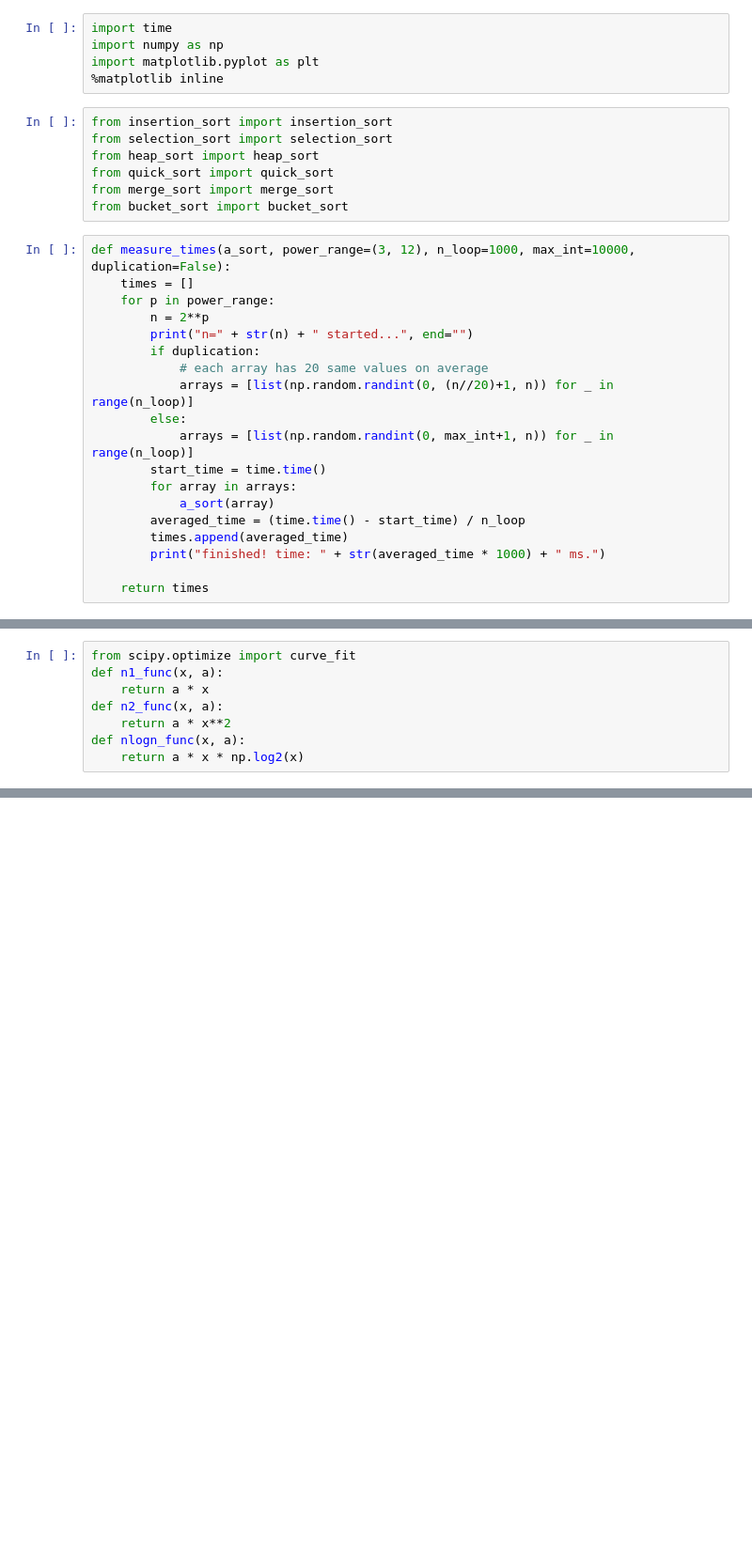
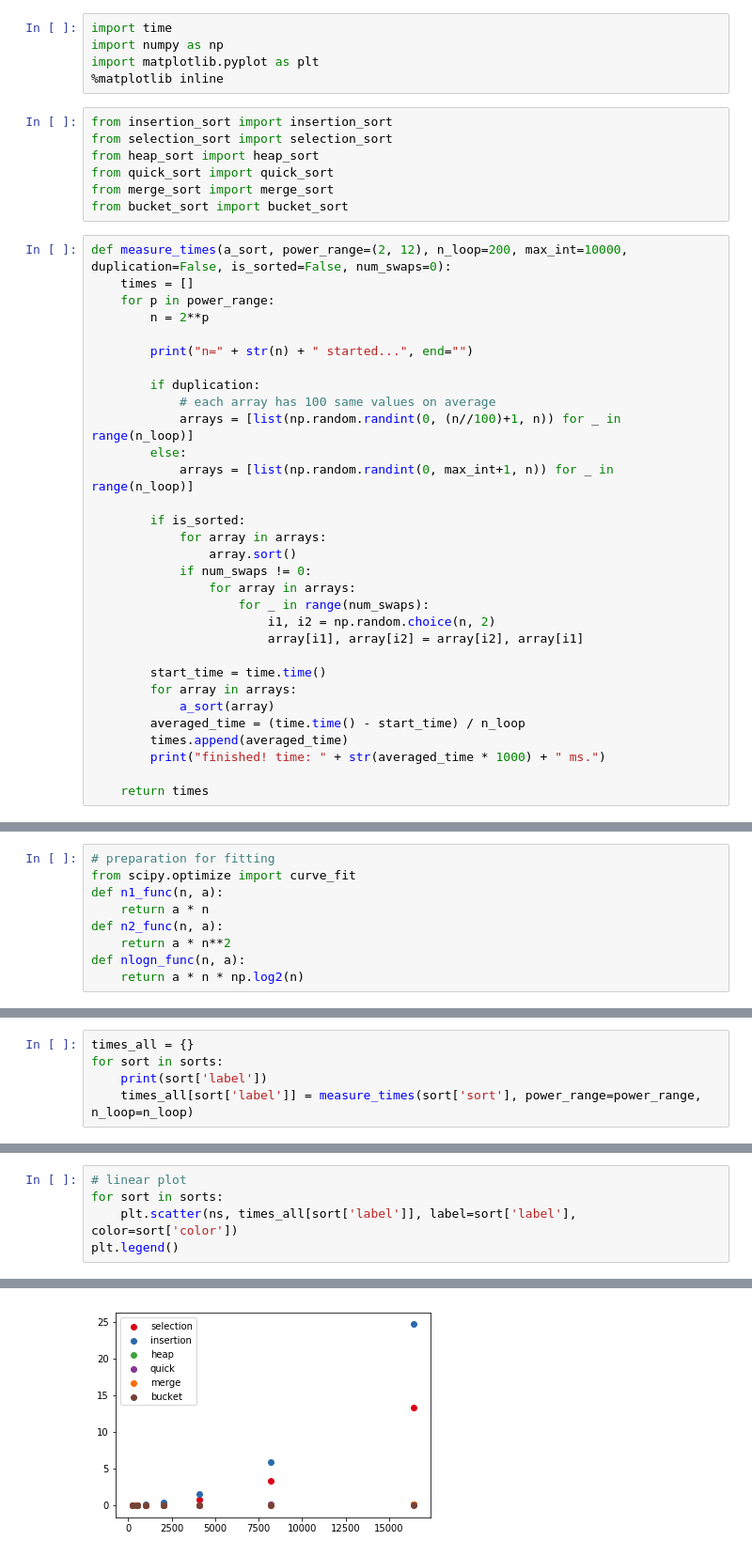
Before and after one commit to maiyama18/algorithm_quick_reference, a Jupyter notebook: ch-4/evaluate_sorts.ipynb, the cells around one changed output, grey strips where cells are left out. Shown: that part at 94% size. Saved outputs shown, nothing was run; the diff lists cells and outputs as text; blank space fills up the shorter version.

Commit message:
add ipynb to evaluate efficiencies of sorts

```diff
--- a/ch-4/evaluate_sorts.ipynb
+++ b/ch-4/evaluate_sorts.ipynb
@@ -11,16 +11,28 @@ from quick_sort import quick_sort
 from merge_sort import merge_sort
 from bucket_sort import bucket_sort
 # %%
-def measure_times(a_sort, power_range=(3, 12), n_loop=1000, max_int=10000, duplication=False):
+def measure_times(a_sort, power_range=(2, 12), n_loop=200, max_int=10000, duplication=False, is_sorted=False, num_swaps=0):
     times = []
     for p in power_range:
         n = 2**p
+
         print("n=" + str(n) + " started...", end="")
+
         if duplication:
-            # each array has 20 same values on average
-            arrays = [list(np.random.randint(0, (n//20)+1, n)) for _ in range(n_loop)]
+            # each array has 100 same values on average
+            arrays = [list(np.random.randint(0, (n//100)+1, n)) for _ in range(n_loop)]
         else:
             arrays = [list(np.random.randint(0, max_int+1, n)) for _ in range(n_loop)]
+
+        if is_sorted:
+            for array in arrays:
+                array.sort()
+            if num_swaps != 0:
+                for array in arrays:
+                    for _ in range(num_swaps):
+                        i1, i2 = np.random.choice(n, 2)
+                        array[i1], array[i2] = array[i2], array[i1]
+
         start_time = time.time()
         for array in arrays:
             a_sort(array)
@@ -68,8 +44,9 @@ plt.scatter(ns, times)
 # %%
+# preparation for fitting
 from scipy.optimize import curve_fit
-def n1_func(x, a):
-    return a * x
-def n2_func(x, a):
-    return a * x**2
-def nlogn_func(x, a):
-    return a * x * np.log2(x)
+def n1_func(n, a):
+    return a * n
+def n2_func(n, a):
+    return a * n**2
+def nlogn_func(n, a):
+    return a * n * np.log2(n)
@@ -87,0 +103,5 @@ plt.plot(ns, params[0] * np.array(ns)**2)
+# %%
+times_all = {}
+for sort in sorts:
+    print(sort['label'])
+    times_all[sort['label']] = measure_times(sort['sort'], power_range=power_range, n_loop=n_loop)
@@ -87,0 +126,6 @@ plt.plot(ns, params[0] * np.array(ns)**2)
+# %%
+# linear plot
+for sort in sorts:
+    plt.scatter(ns, times_all[sort['label']], label=sort['label'], color=sort['color'])
+plt.legend()
+# %% [output]
@@ -87,0 +133 @@ plt.plot(ns, params[0] * np.array(ns)**2)
+[figure, added]
```
Also changed, not shown: parts of 23 cells of this notebook.
